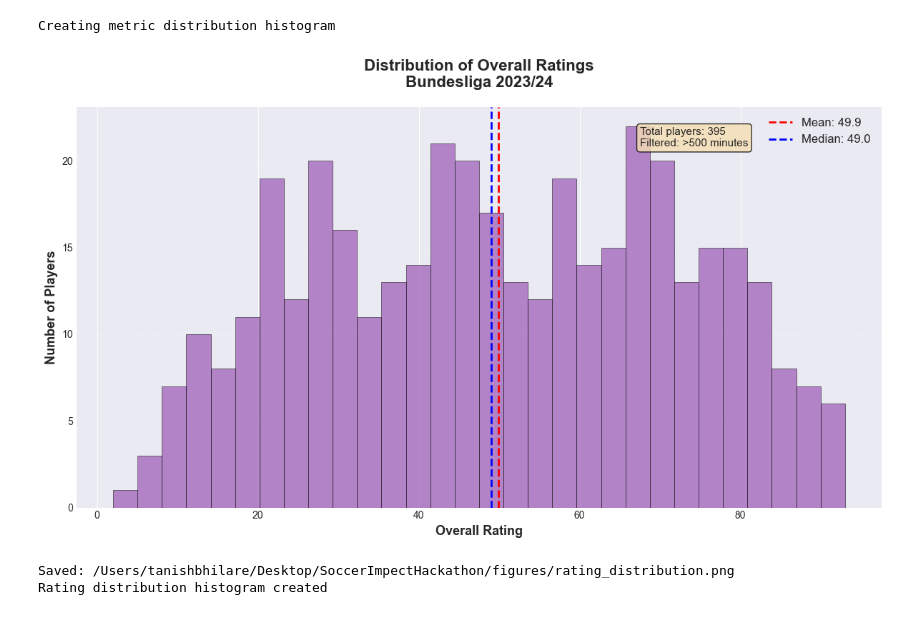
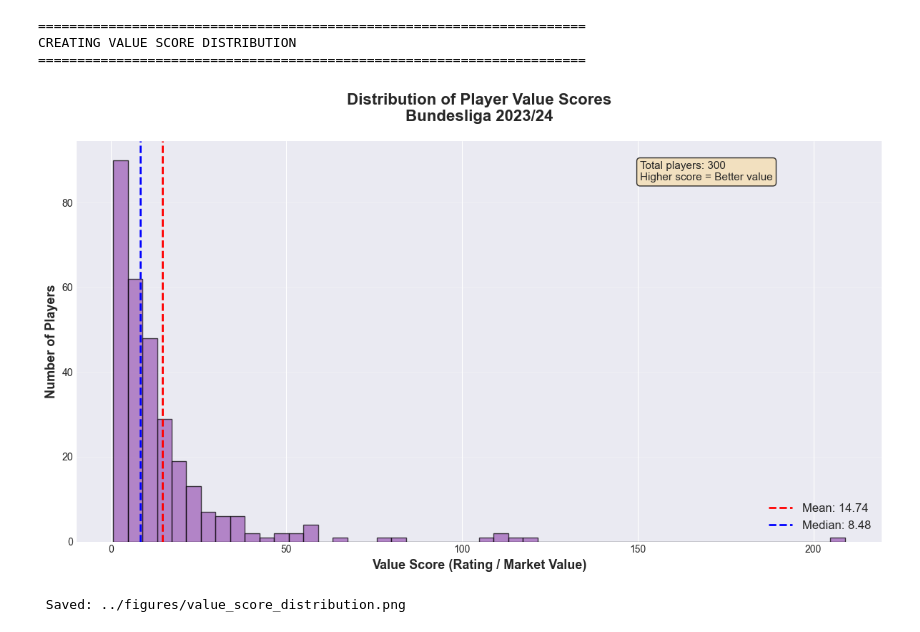
Before and after one commit to Tashbhilare/SoccerImpectHackathon, a Jupyter notebook: Notebooks/5.Visualizations.ipynb, the cells around one changed output. Saved outputs shown, nothing was run; the diff lists cells and outputs as text; code cells hidden in the pictures.

```diff
--- a/Notebooks/5.Visualizations.ipynb
+++ b/Notebooks/5.Visualizations.ipynb
@@ -819,47 +812,50 @@ Position comparison visualization created
 # %%
-# Cell: Create metric distribution histogram
 
-print("Creating metric distribution histogram")
+# =============================================================================
+# CELL 10: VISUALIZATION 7 - Value Score Distribution
+# =============================================================================
 
-# Select a key metric to visualize distribution
-metric_to_plot = 'overall_rating'
+print("\n" + "="*70)
+print("CREATING VALUE SCORE DISTRIBUTION")
+print("="*70)
+
+with_values = player_final.filter(pl.col('value_score').is_not_null())
 
 fig, ax = plt.subplots(figsize=(12, 7))
 
 # Create histogram
-ratings = player_final[metric_to_plot].to_numpy()
-ax.hist(ratings, bins=30, alpha=0.7, color='#9b59b6', edgecolor='black', linewidth=0.5)
+value_scores = with_values['value_score'].to_numpy()
+ax.hist(value_scores, bins=50, alpha=0.7, color='#9b59b6', edgecolor='black')
 
-# Add statistical markers
-mean_rating = ratings.mean()
-median_rating = np.median(ratings)
+# Add vertical lines for key thresholds
+mean_vs = value_scores.mean()
+median_vs = np.median(value_scores)
 
-ax.axvline(mean_rating, color='red', linestyle='--', linewidth=2, label=f'Mean: {mean_rating:.1f}')
-ax.axvline(median_rating, color='blue', linestyle='--', linewidth=2, label=f'Median: {median_rating:.1f}')
+ax.axvline(mean_vs, color='red', linestyle='--', linewidth=2, label=f'Mean: {mean_vs:.2f}')
+ax.axvline(median_vs, color='blue', linestyle='--', linewidth=2, label=f'Median: {median_vs:.2f}')
 
 # Customize
-ax.set_xlabel('Overall Rating', fontsize=13, fontweight='bold')
+ax.set_xlabel('Value Score (Rating / Market Value)', fontsize=13, fontweight='bold')
 ax.set_ylabel('Number of Players', fontsize=13, fontweight='bold')
-ax.set_title('Distribution of Overall Ratings\nBundesliga 2023/24',
+ax.set_title('Distribution of Player Value Scores\nBundesliga 2023/24',
              fontsize=16, fontweight='bold', pad=20)
 ax.legend(fontsize=12)
-ax.grid(axis='y', alpha=0.3, linestyle='--')
+ax.grid(axis='y', alpha=0.3)
 
 # Add annotation
-ax.text(0.7, 0.95, f'Total players: {len(player_final)}\nFiltered: >500 minutes',
+ax.text(0.7, 0.95, f'Total players: {len(with_values)}\nHigher score = Better value',
         transform=ax.transAxes, fontsize=11,
         verticalalignment='top',
         bbox=dict(boxstyle='round', facecolor='wheat', alpha=0.8))
 
 plt.tight_layout()
-plt.savefig(FIGURES_DIR / 'rating_distribution.png', dpi=300, bbox_inches='tight')
-plt.show()
-
-print(f"Saved: {FIGURES_DIR / 'rating_distribution.png'}")
-print("Rating distribution histogram created")
+plt.savefig(FIGURES_DIR / 'value_score_distribution.png', dpi=300, bbox_inches='tight')
+plt.show()  # Display in notebook
+print(f" Saved: {FIGURES_DIR / 'value_score_distribution.png'}")
 # %% [output]
-Creating metric distribution histogram
+======================================================================
+CREATING VALUE SCORE DISTRIBUTION
+======================================================================
-[figure, old version]
+[figure, new version]
-Saved: /Users/tanishbhilare/Desktop/SoccerImpectHackathon/figures/rating_distribution.png
-Rating distribution histogram created
+ Saved: ../figures/value_score_distribution.png
 # %%
```
Also changed, not shown: parts of 25 cells of this notebook, 2 other files.
